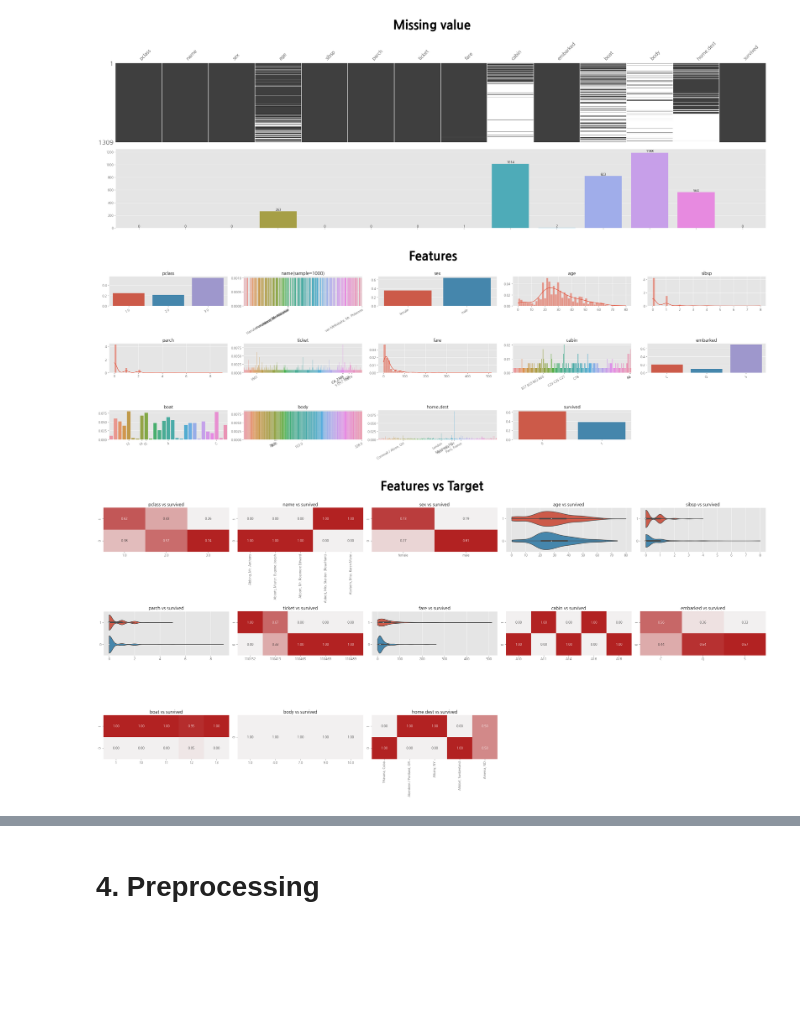
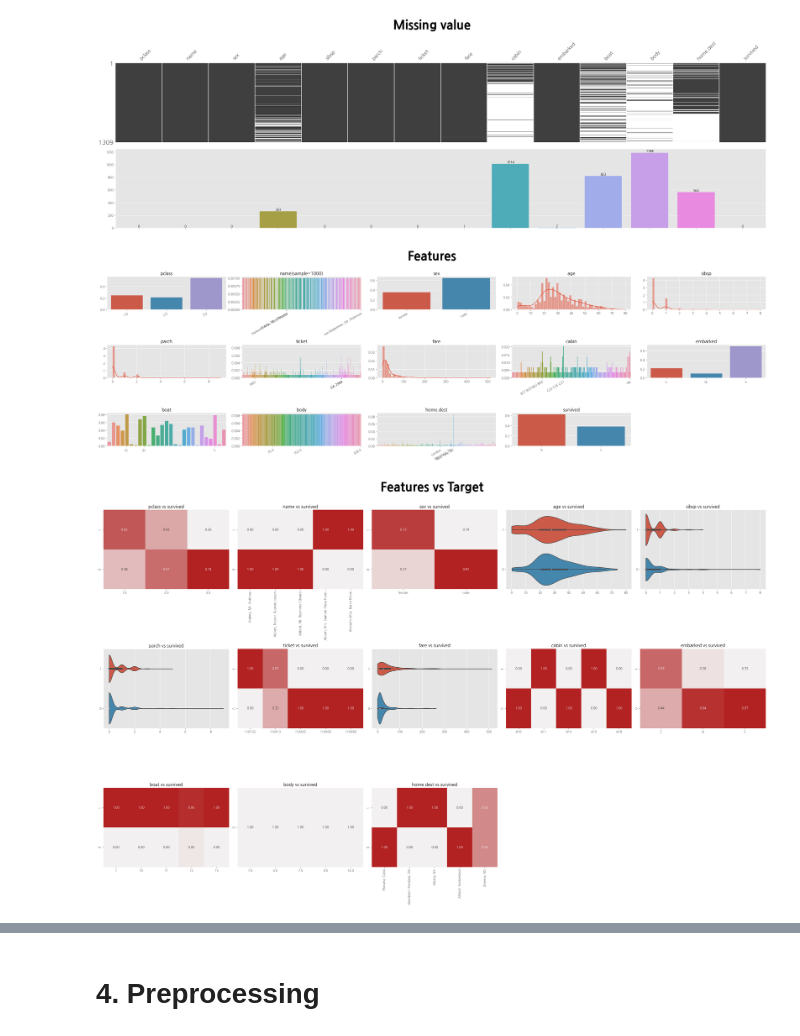
Before and after one commit to alchemine/analysis-tools, a Jupyter notebook: examples/titanic/eda.ipynb, the cells around one changed output, grey strips where cells are left out. Cells and saved outputs as stored; diff of their text form; code cells hidden in the pictures; blank space fills up the shorter version.

```diff
--- a/examples/titanic/eda.ipynb
+++ b/examples/titanic/eda.ipynb
@@ -89,11 +86,11 @@ plot_missing_value(data, save_dir=vis_dir)
 # %% [output]
 [figure]
 # %%
-plot_features(data, save_dir=vis_dir)
+eda.plot_features(data, n_classes=3, save_dir=vis_dir)
 # %% [output]
-[figure, old version]
+[figure, new version]
 # %%
-plot_features_target(data, target, figsize=(30, 15), save_dir=vis_dir)
+eda.plot_features_target(data, target, figsize=(30, 20), save_dir=vis_dir)
 # %% [output]
-[figure, old version]
+[figure, new version]
 # %%
```
Also changed, not shown: parts of 11 cells of this notebook, 8 other files.
